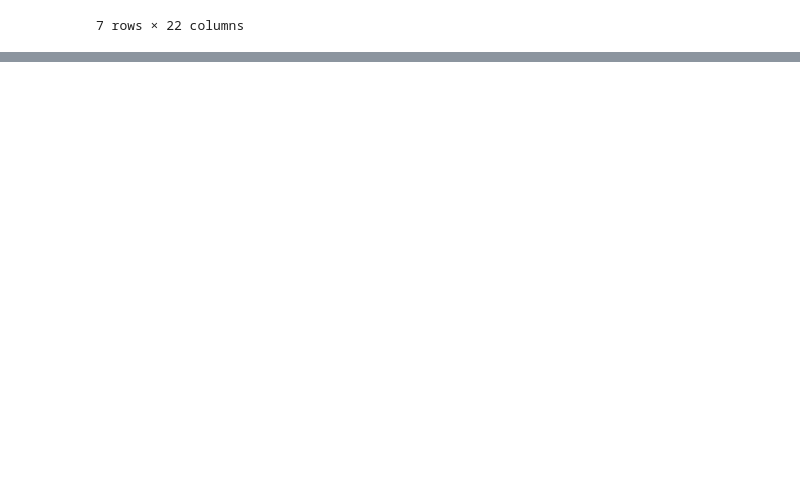
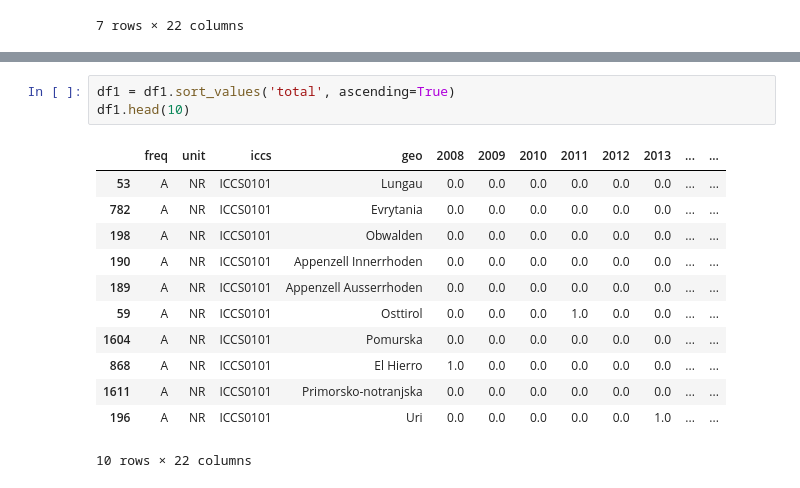
Before and after one commit to piStacya/CRIME_ANALYSIS_DS, a Jupyter notebook: Notebooks/Riigid_ja_regioonid.ipynb, the cells around one changed output, grey strips where cells are left out. Cells and saved outputs as stored; diff of their text form; blank space fills up the shorter version.

```diff
--- a/Notebooks/Riigid_ja_regioonid.ipynb
+++ b/Notebooks/Riigid_ja_regioonid.ipynb
@@ -347,0 +347,16 @@ for riik in countries1:
+# %%
+df1 = df1.sort_values('total', ascending=True)
+df1.head(10)
+# %% [output]
+|  | freq | unit | iccs | geo | 2008 | 2009 | 2010 | 2011 | 2012 | 2013 | ... | ... |
+| 53 | A | NR | ICCS0101 | Lungau | 0.0 | 0.0 | 0.0 | 0.0 | 0.0 | 0.0 | ... | ... |
+| 782 | A | NR | ICCS0101 | Evrytania | 0.0 | 0.0 | 0.0 | 0.0 | 0.0 | 0.0 | ... | ... |
+| 198 | A | NR | ICCS0101 | Obwalden | 0.0 | 0.0 | 0.0 | 0.0 | 0.0 | 0.0 | ... | ... |
+| 190 | A | NR | ICCS0101 | Appenzell Innerrhoden | 0.0 | 0.0 | 0.0 | 0.0 | 0.0 | 0.0 | ... | ... |
+| 189 | A | NR | ICCS0101 | Appenzell Ausserrhoden | 0.0 | 0.0 | 0.0 | 0.0 | 0.0 | 0.0 | ... | ... |
+| 59 | A | NR | ICCS0101 | Osttirol | 0.0 | 0.0 | 0.0 | 1.0 | 0.0 | 0.0 | ... | ... |
+| 1604 | A | NR | ICCS0101 | Pomurska | 0.0 | 0.0 | 0.0 | 0.0 | 0.0 | 0.0 | ... | ... |
+| 868 | A | NR | ICCS0101 | El Hierro | 1.0 | 0.0 | 0.0 | 0.0 | 0.0 | 0.0 | ... | ... |
+| 1611 | A | NR | ICCS0101 | Primorsko-notranjska | 0.0 | 0.0 | 0.0 | 0.0 | 0.0 | 0.0 | ... | ... |
+| 196 | A | NR | ICCS0101 | Uri | 0.0 | 0.0 | 0.0 | 0.0 | 0.0 | 1.0 | ... | ... |
+10 rows × 22 columns
```
Also changed, not shown: parts of 14 cells of this notebook, 1 other file.
